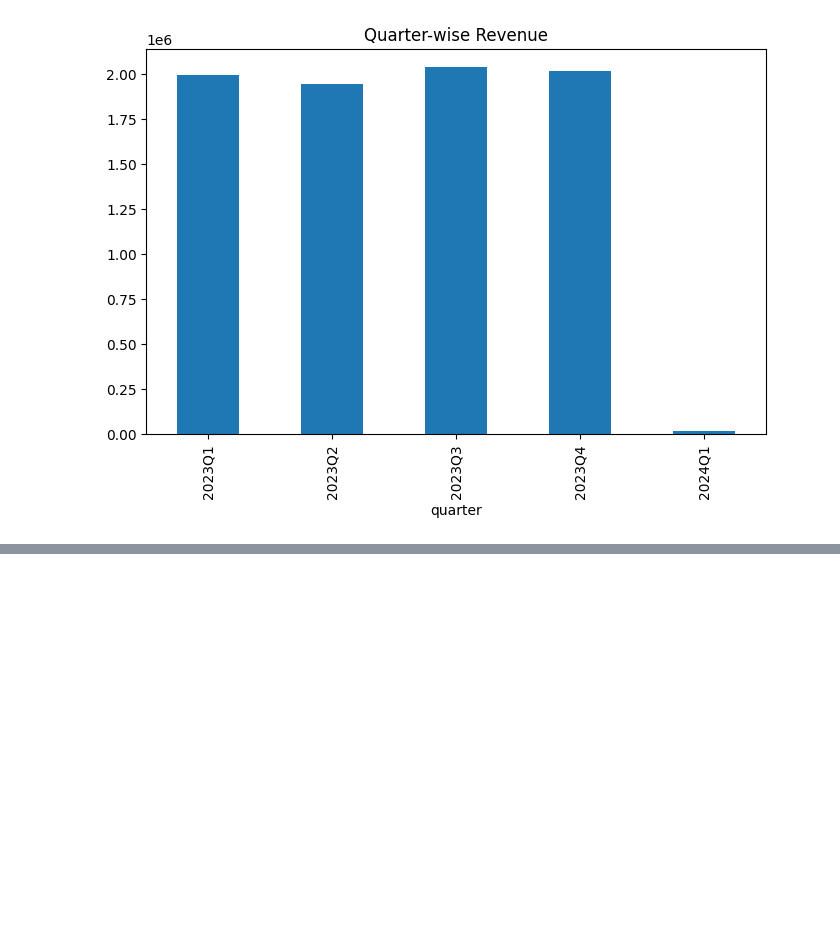
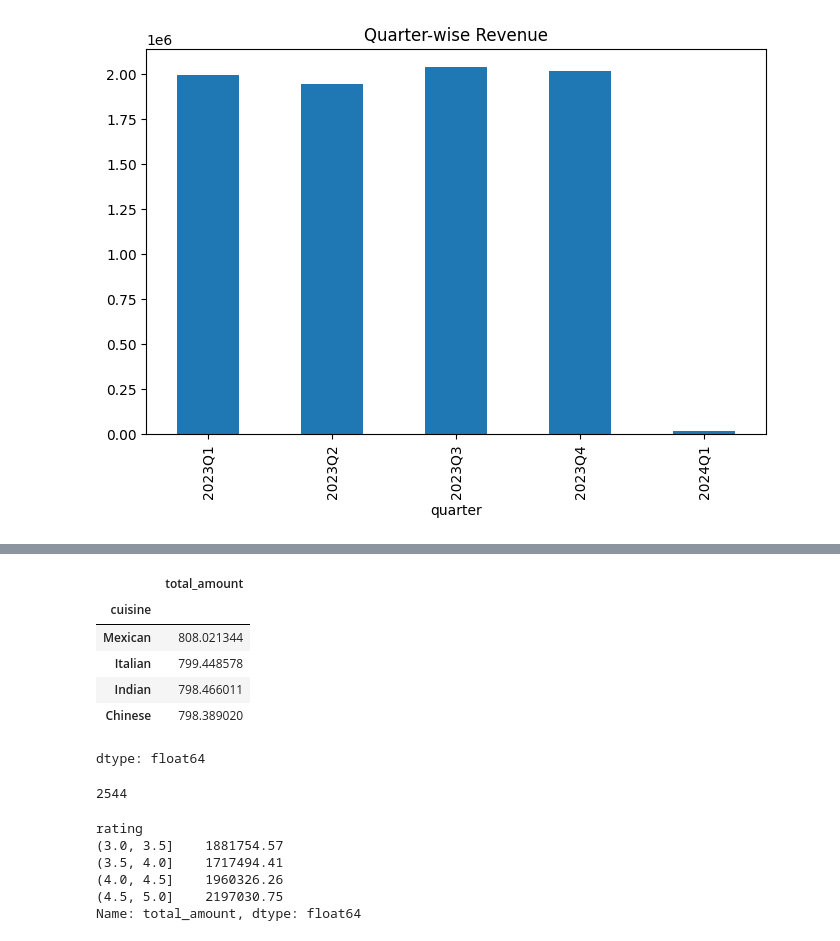
Before and after one commit to RajendharAre/Data_Analytics, a Jupyter notebook: Innomatics_Data_Analytics_Task.ipynb, the cells around one changed output, grey strips where cells are left out. Cells and saved outputs as stored; diff of their text form; code cells hidden in the pictures; blank space fills up the shorter version.

```diff
--- a/Innomatics_Data_Analytics_Task.ipynb
+++ b/Innomatics_Data_Analytics_Task.ipynb
@@ -297,0 +315,32 @@ quarter_revenue.plot(kind='bar', title='Quarter-wise Revenue', figsize=(8,5))
+# %%
+# Which cuisine has the highest average order value?
+final_df.groupby('cuisine')['total_amount'].mean().sort_values(ascending=False)
+# %% [output]
+|  | total_amount |
+| cuisine |  |
+| Mexican | 808.021344 |
+| Italian | 799.448578 |
+| Indian | 798.466011 |
+| Chinese | 798.389020 |
+dtype: float64
+# %%
+# How many distinct users placed orders worth more than ₹1000 total?
+user_total = final_df.groupby('user_id')['total_amount'].sum()
+count_users = (user_total > 1000).sum()
+print(count_users)
+# %% [output]
+2544
+# %%
+# which restaurant rating range generated the Highest total revenue?
+rating_bins = pd.cut(
+    final_df['rating'],
+    bins=[3.0, 3.5, 4.0, 4.5, 5.0]
+)
+print(final_df.groupby(rating_bins)['total_amount'].sum())
+# %% [output]
+rating
+(3.0, 3.5]    1881754.57
+(3.5, 4.0]    1717494.41
+(4.0, 4.5]    1960326.26
+(4.5, 5.0]    2197030.75
+Name: total_amount, dtype: float64
```
Also changed, not shown: parts of 18 cells of this notebook.
